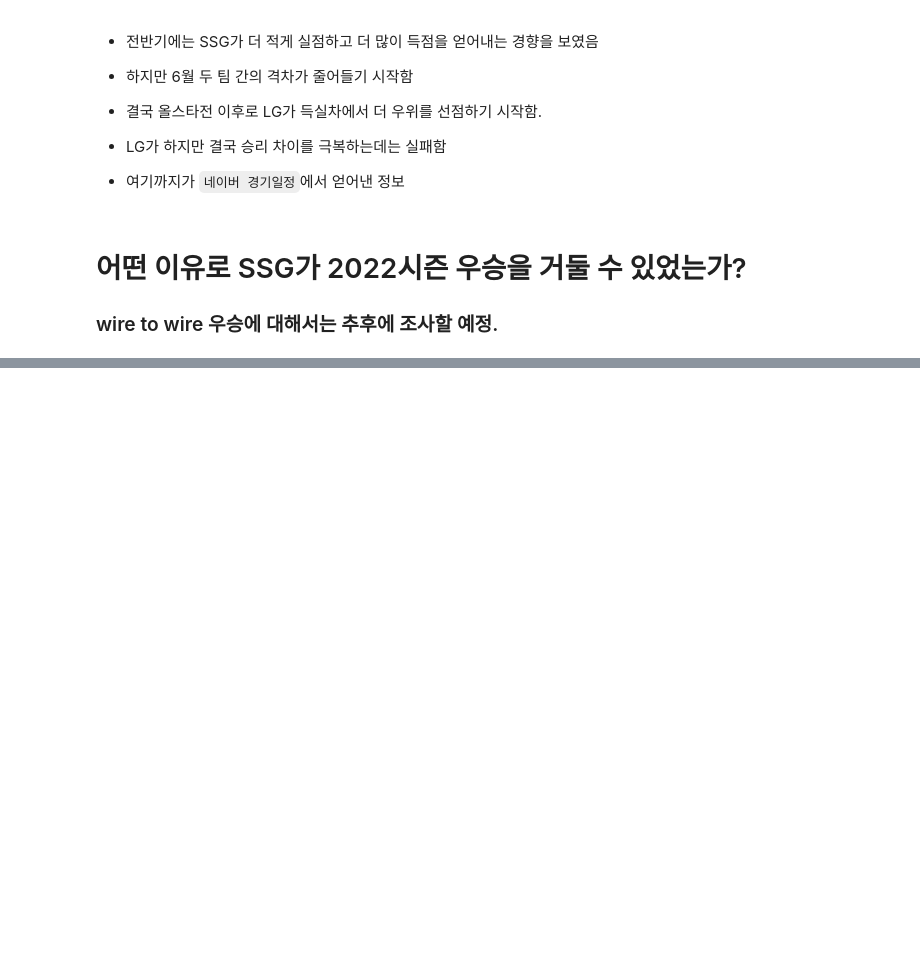
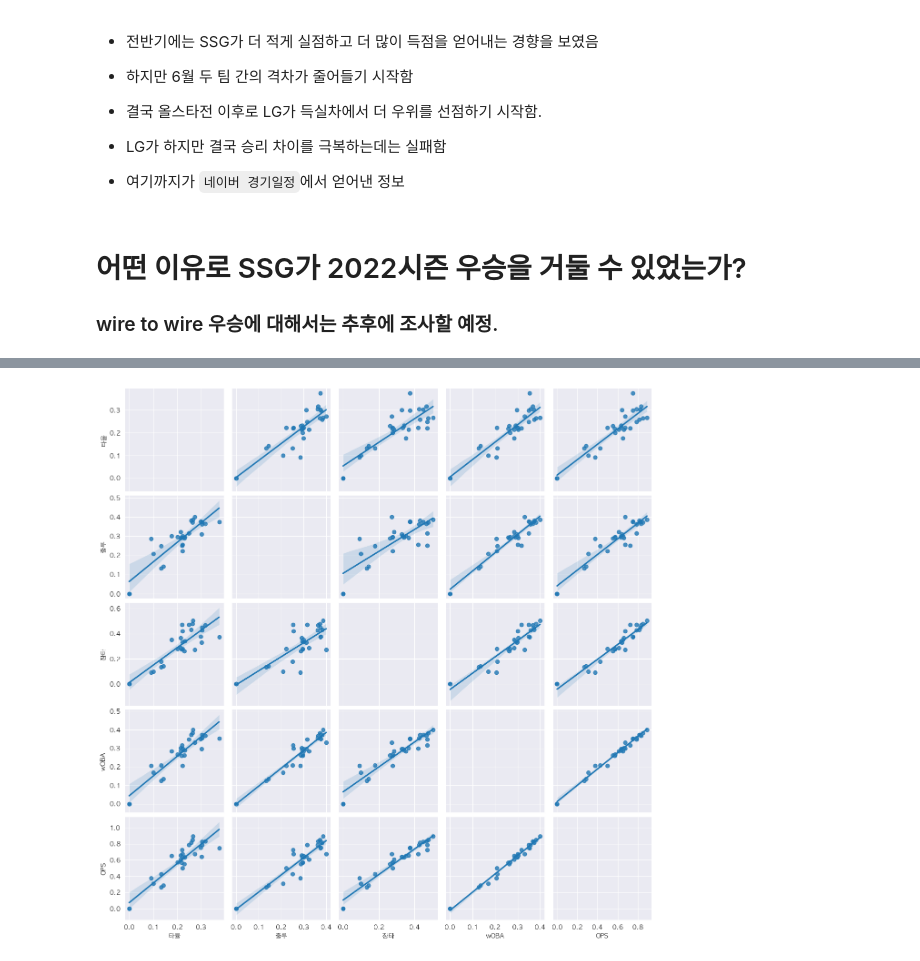
Before and after one commit to JorimJoram/BaseBall_Posting, a Jupyter notebook: Data_Crawling/SSG.ipynb, the cells around one changed output, grey strips where cells are left out. Saved outputs shown, nothing was run; the diff lists cells and outputs as text; code cells hidden in the pictures; blank space fills up the shorter version.

```diff
--- a/Data_Crawling/SSG.ipynb
+++ b/Data_Crawling/SSG.ipynb
@@ -162,0 +165,8 @@ test[["출-타", "장-타", "장-출"]].plot(kind='bar', figsize=(20,10), title=
+# %%
+test = test.astype('float')
+import seaborn as sns
+
+plot = sns.pairplot(test[["타율","출루","장타","wOBA","OPS"]], diag_kind='None', kind='reg')
+plot.savefig('./img/pairplot/test.png')
+# %% [output]
+[figure, added]
```
Also changed, not shown: parts of 7 cells of this notebook, 1 other file.
